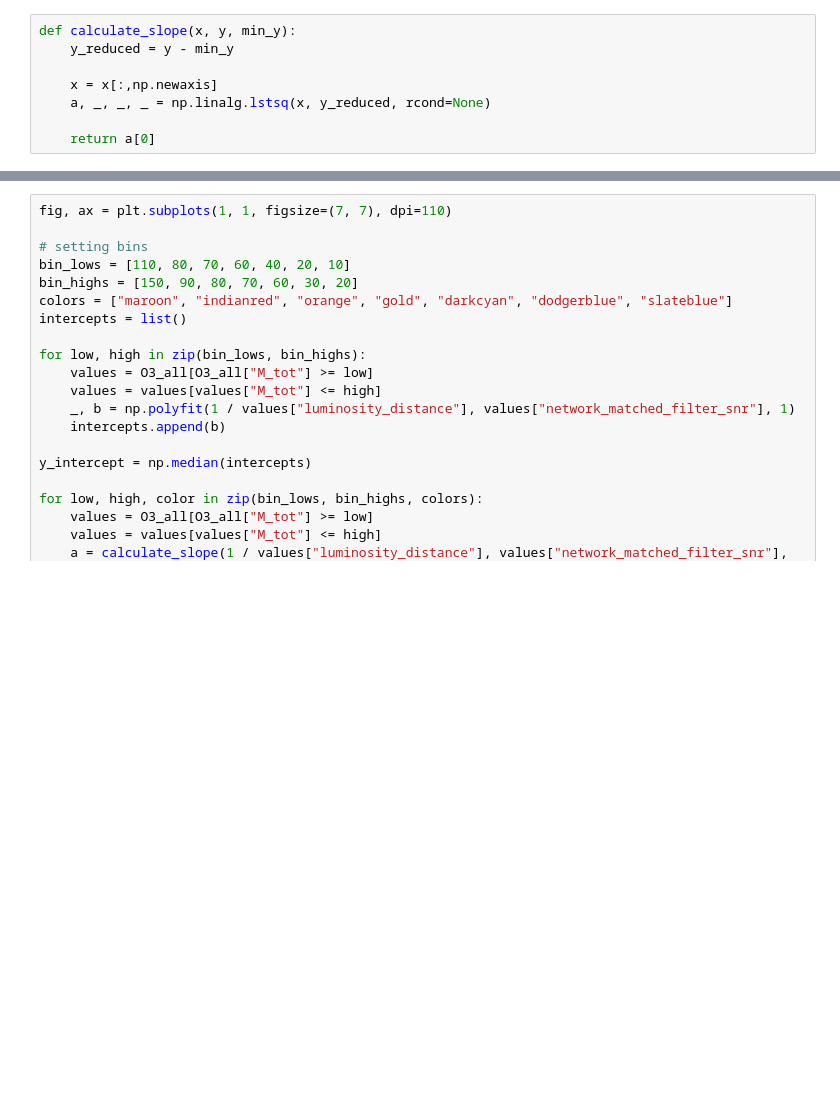
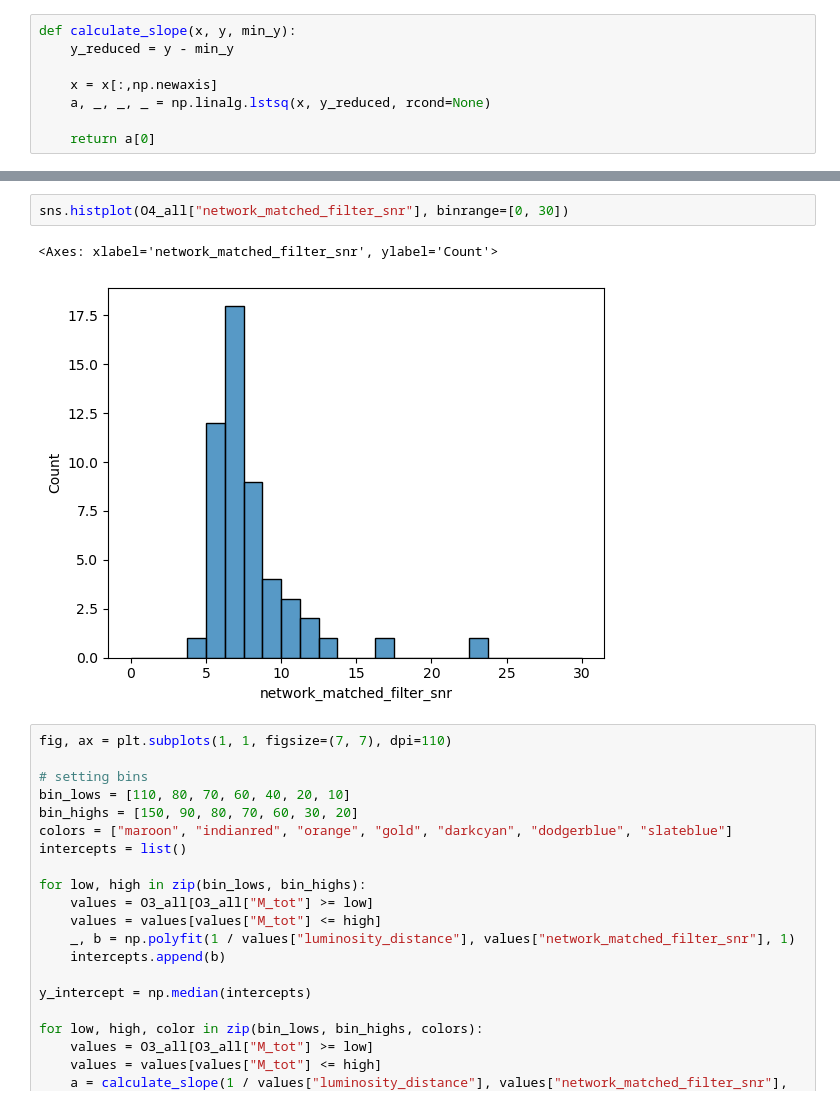
Before and after one commit to AndrewValentini/Gravitational-Waves-Research-23-24, a Jupyter notebook: Data Analysis/O1-O4.ipynb, the cells around one changed output, grey strips where cells are left out. Cells and saved outputs as stored; diff of their text form; blank space fills up the shorter version.

```diff
--- a/Data Analysis/O1-O4.ipynb
+++ b/Data Analysis/O1-O4.ipynb
@@ -882,3 +882,8 @@ sns.histplot(O3_all["M_tot"], binwidth=10, binrange=[10, 150])
+# %%
+sns.histplot(O4_all["network_matched_filter_snr"], binrange=[0, 30])
+# %% [output]
+<Axes: xlabel='network_matched_filter_snr', ylabel='Count'>
+[figure, added]
 # %%
 fig, ax = plt.subplots(1, 1, figsize=(7, 7), dpi=110)
 
```
Also changed, not shown: parts of 1 cell of this notebook.
